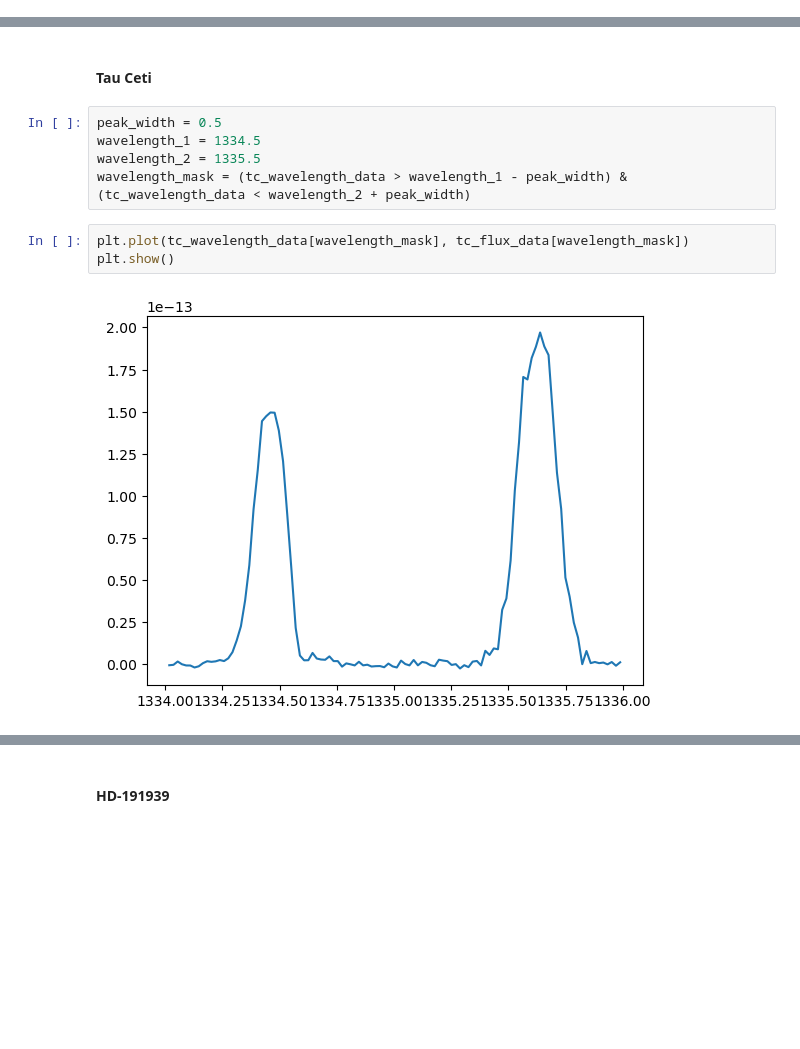
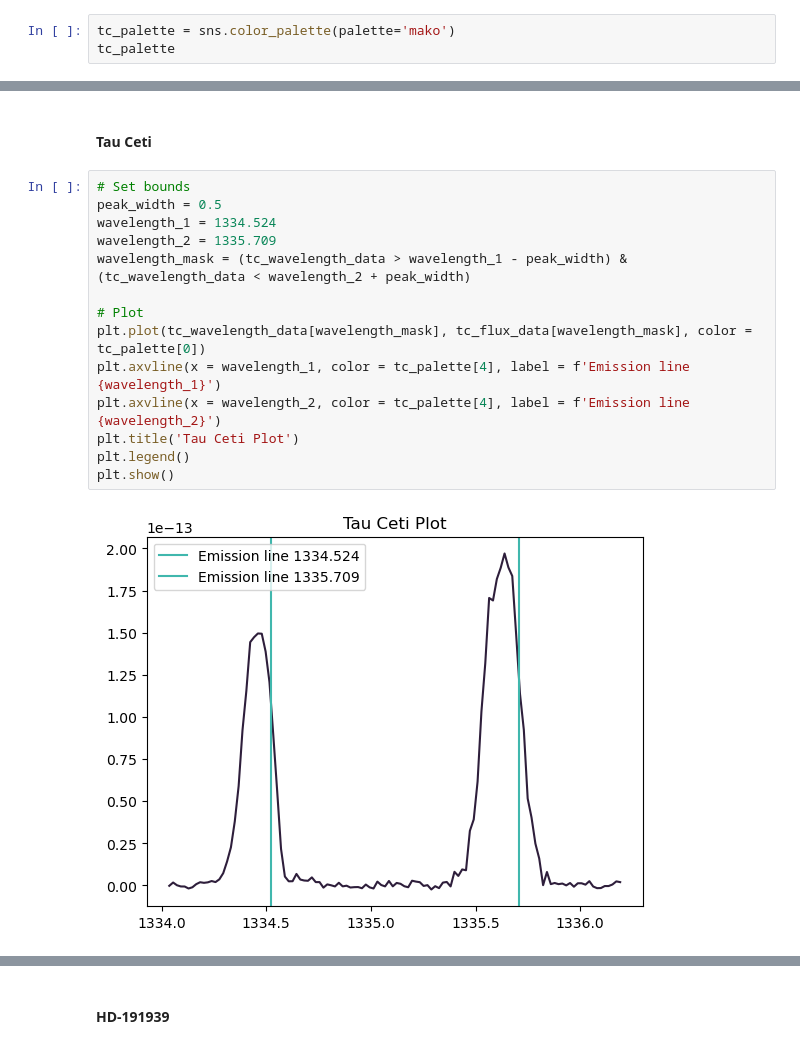
Before and after one commit to bellalongo/Star-Emission-Line-Flux, a Jupyter notebook: HD-191939/hd-191939.ipynb, the cells around one changed output, grey strips where cells are left out. Saved outputs shown, nothing was run; the diff lists cells and outputs as text; blank space fills up the shorter version.

```diff
--- a/HD-191939/hd-191939.ipynb
+++ b/HD-191939/hd-191939.ipynb
@@ -43,0 +64,3 @@ def multiple_voigt_fit(x, **params):
+# %%
+tc_palette = sns.color_palette(palette='mako')
+tc_palette
@@ -102,13 +150,19 @@ tc_df
 # %% [markdown]
 #### Tau Ceti
 # %%
+# Set bounds
 peak_width = 0.5
-wavelength_1 = 1334.5
-wavelength_2 = 1335.5
+wavelength_1 = 1334.524
+wavelength_2 = 1335.709
 wavelength_mask = (tc_wavelength_data > wavelength_1 - peak_width) & (tc_wavelength_data < wavelength_2 + peak_width)
+
+# Plot
+plt.plot(tc_wavelength_data[wavelength_mask], tc_flux_data[wavelength_mask], color = tc_palette[0])
+plt.axvline(x = wavelength_1, color = tc_palette[4], label = f'Emission line {wavelength_1}')
+plt.axvline(x = wavelength_2, color = tc_palette[4], label = f'Emission line {wavelength_2}')
+plt.title('Tau Ceti Plot')
+plt.legend()
+plt.show()
+# %% [output]
+[figure, added]
-# %%
-plt.plot(tc_wavelength_data[wavelength_mask], tc_flux_data[wavelength_mask])
-plt.show()
-# %% [output]
-[figure, removed]
 # %%
```
Also changed, not shown: parts of 29 cells of this notebook.
